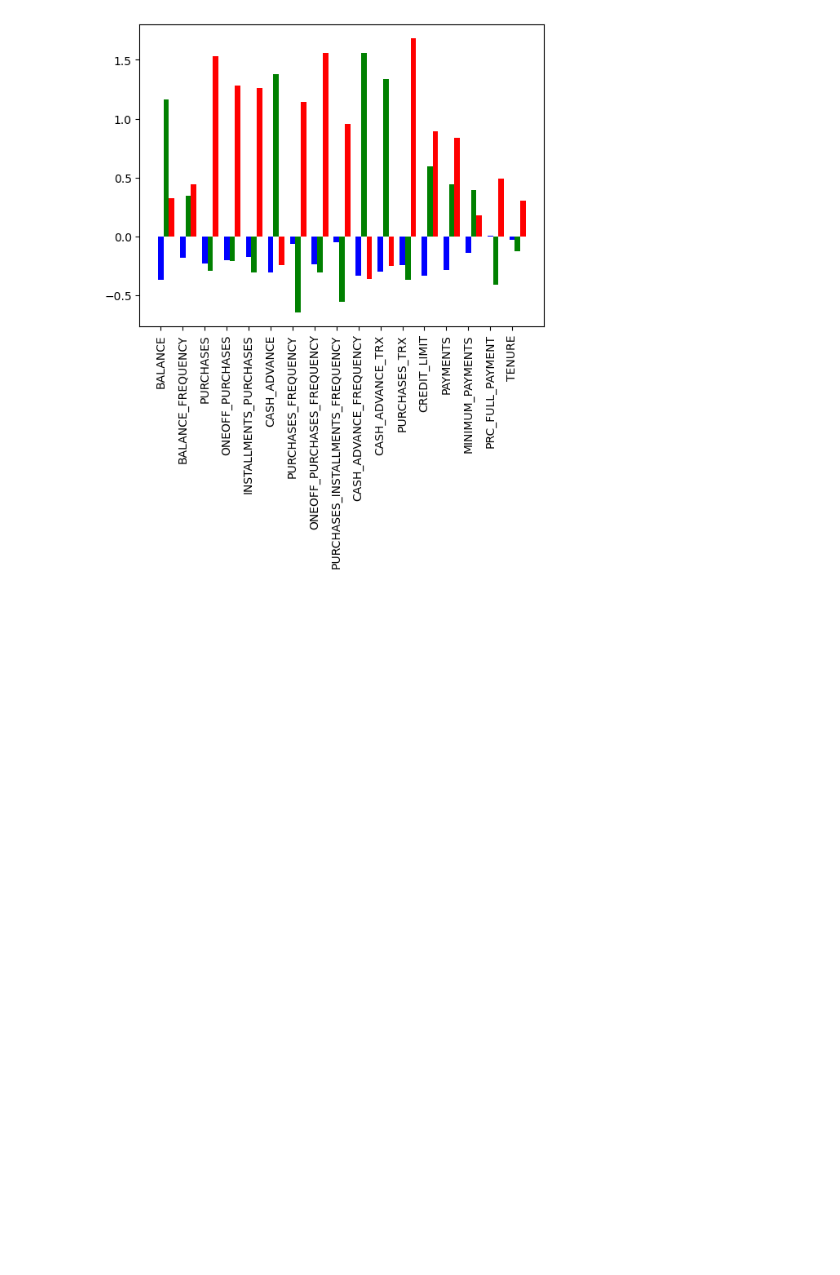
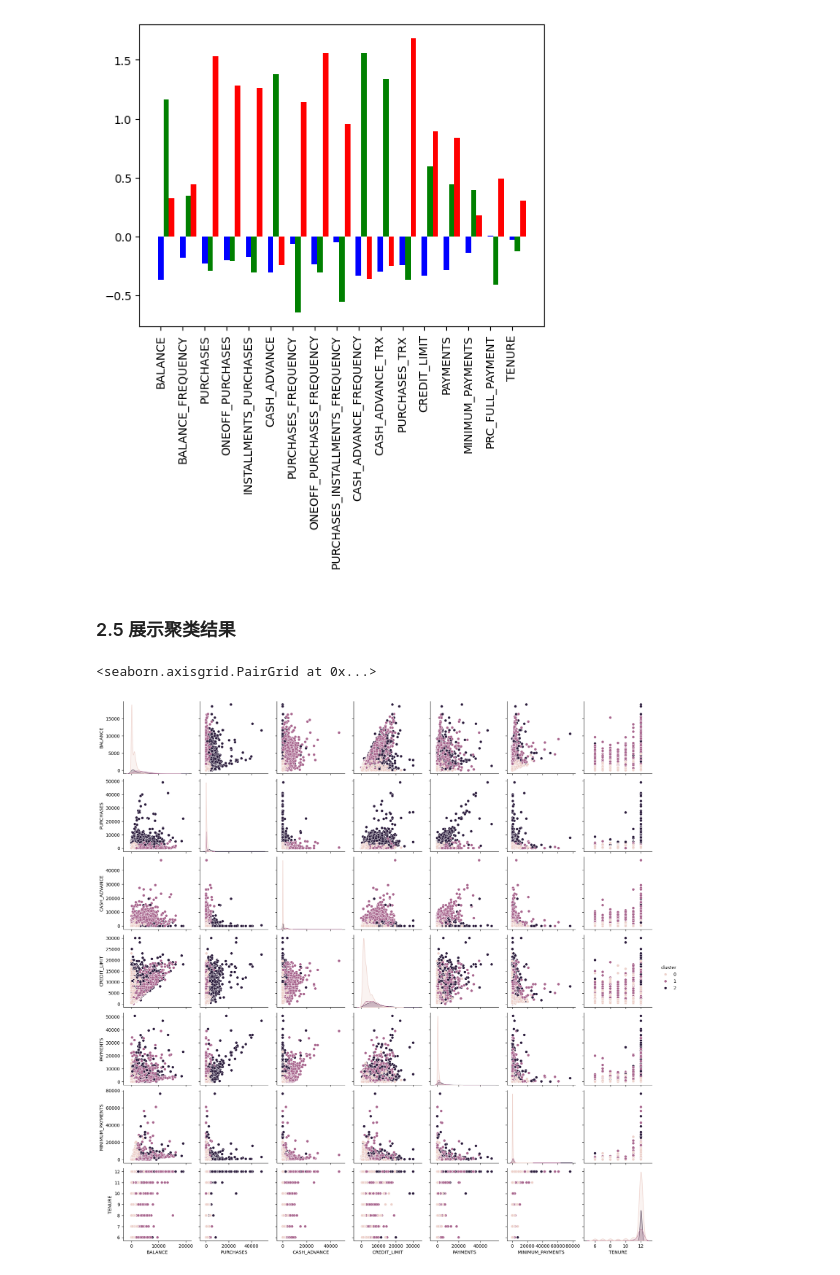
Before and after one commit to YongtengCai/Data-Mining, a Jupyter notebook: hw2/hw2.ipynb, the cells around one changed output. Cells and saved outputs as stored; diff of their text form; code cells hidden in the pictures; blank space fills up the shorter version.

```diff
--- a/hw2/hw2.ipynb
+++ b/hw2/hw2.ipynb
@@ -195,3 +195,12 @@ plt.show()
    1.14289765  1.55962503  0.95692172 -0.35839345 -0.25065428  1.68220485
    0.89042818  0.83670606  0.17652256  0.49230123  0.30300974]]
 [figure]
+# %% [markdown]
+### 2.5 展示聚类结果
+# %%
+imp_cols = ["BALANCE", "PURCHASES", "CASH_ADVANCE","CREDIT_LIMIT", "PAYMENTS", "MINIMUM_PAYMENTS", "TENURE"]
+imp_cols.append("cluster")
+sns.pairplot(data[imp_cols], hue = "cluster")
+# %% [output]
+<seaborn.axisgrid.PairGrid at 0x...>
+[figure, added]
```
Also changed, not shown: 3 other files.
